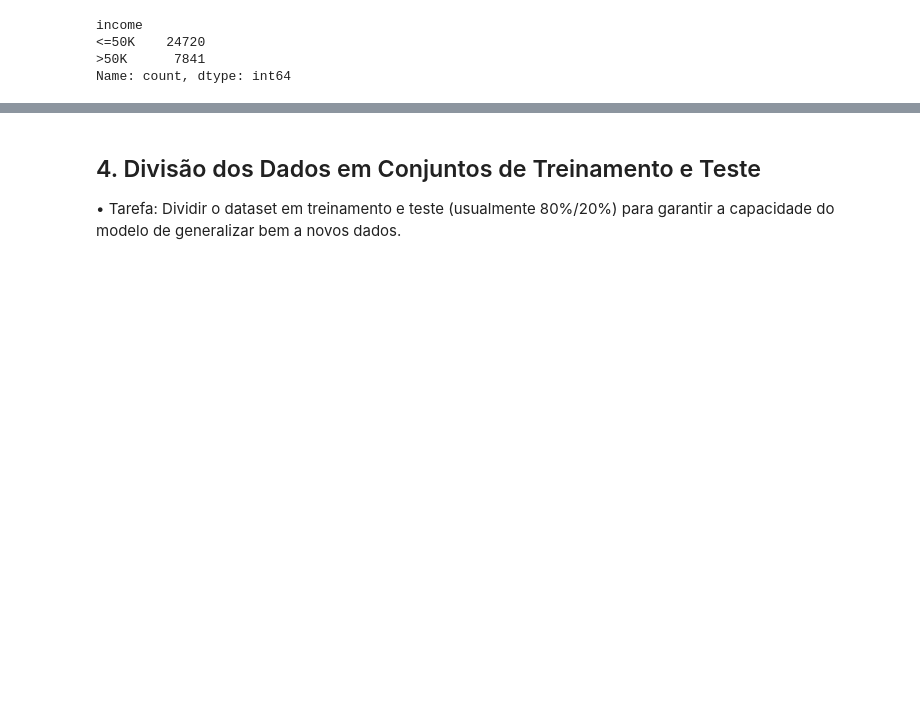
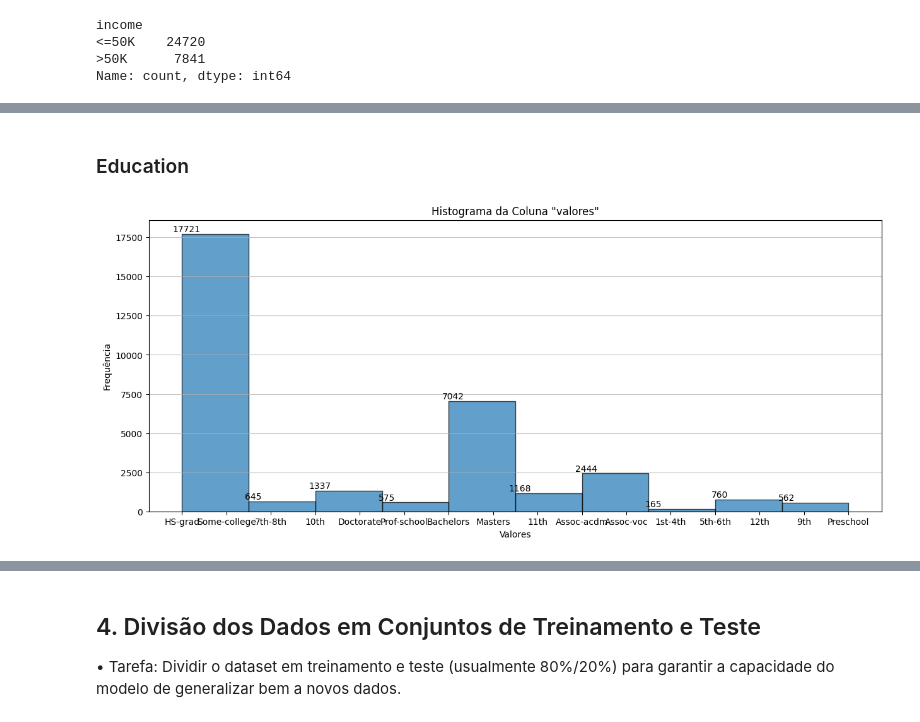
Before and after one commit to Jaquerida/adult_census, a Jupyter notebook: adult_census_income.ipynb, the cells around one changed output, grey strips where cells are left out. Saved outputs shown, nothing was run; the diff lists cells and outputs as text; code cells hidden in the pictures; blank space fills up the shorter version.

```diff
--- a/adult_census_income.ipynb
+++ b/adult_census_income.ipynb
@@ -58,0 +189,6 @@ Name: count, dtype: int64
+# %% [markdown]
+### Education
+# %%
+histograma(df_truncado,"education")
+# %% [output]
+[figure, added]
```
Also changed, not shown: parts of 44 cells of this notebook, 1 other file.
